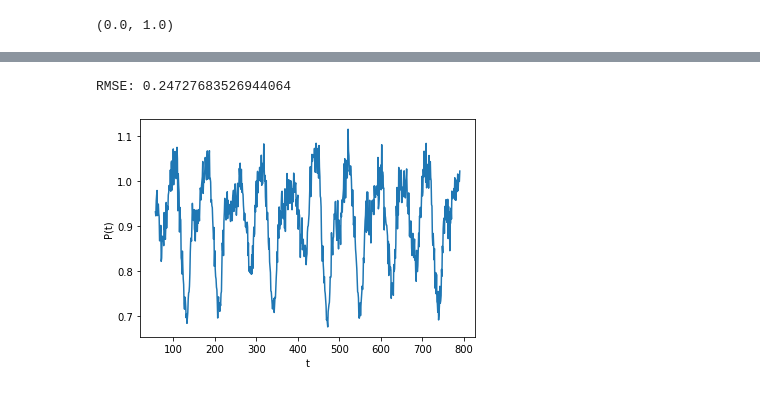
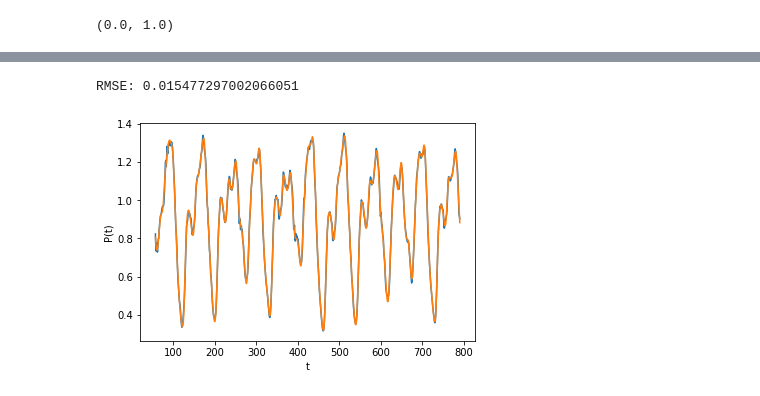
Before and after one commit to pdcos/IA048_Ex1, a Jupyter notebook: prototype.ipynb, the cells around one changed output, grey strips where cells are left out. Cells and saved outputs as stored; diff of their text form; code cells hidden in the pictures.

```diff
--- a/prototype.ipynb
+++ b/prototype.ipynb
@@ -208,13 +225,16 @@ np.amin(x_norm), np.amax(x_norm)
 # %%
 L = 7
 K = 10
+mult_factor = 0.1
 train_mse_list_transf = []
 validation_mse_list_transf = []
 for V in range(1,101):
+    w_k = np.random.rand(V, K + 1) * mult_factor
+
     x_train, y_train = train_loader.get_data(K, L)
     x_validation, y_validation = validation_loader.get_data(K, L)
-    x_train = attribute_transform(x_train, V, K)
-    x_validation = attribute_transform(x_validation, V, K)
+    x_train = attribute_transform_v2(x_train, V, K, random_attributes=w_k)
+    x_validation = attribute_transform_v2(x_validation, V, K, random_attributes=w_k)
     #x_train = normalize_samples(x_train)
     #x_validation = normalize_samples(x_validation)
     reg = LinearRegression().fit(x_train, y_train)
@@ -233,8 +253,16 @@ plt.show()
 # %%
+x_train, y_train = train_loader.get_data(10, 7)
+
+x_train = attribute_transform(x_train, 10, 10)
+x_validation, y_validation = validation_loader.get_data(10, 7)
+x_validation = attribute_transform(x_validation, 10, 10)
+#x_train = normalize_samples(x_train)
+#x_validation = normalize_samples(x_validation)
+
 alpha_list = [10, 1, 1e-1, 1e-2, 1e-3, 1e-4, 1e-5, 1e-6]
-ridge_regression = Ridge(alpha=10000000, fit_intercept=False)
+ridge_regression = Ridge(alpha=1e-6, fit_intercept=True)
 ridge_regression.fit(x_train, y_train)
 validation_prediction = ridge_regression.predict(x_validation)
 validation_mse = np.sqrt(mean_squared_error(y_validation, validation_prediction))
-validation_mse
+validation_mse, x_train
 # %% [output]
@@ -242,20 +283,21 @@ validation_mse
 # %%
 from cmath import inf
+from random import random
 
 
 L = 7
 K = 10
-
+mult_factor = 0.1
 alpha_list = [10000, 1000, 100, 10, 1, 1e-1, 1e-2, 1e-3, 1e-4, 1e-5, 1e-6, 0]
 best_alpha = [0] * 100
 best_train_mse_list = [inf] * 100
 best_validation_mse_list =[inf] * 100
 for V in range(1,101):
-
+    w_k = np.random.rand(V, K + 1) * mult_factor
     x_train, y_train = train_loader.get_data(K, L)
     x_validation, y_validation = validation_loader.get_data(K, L)
-    x_train = attribute_transform(x_train, V, K)
-    x_validation = attribute_transform(x_validation, V, K)
+    x_train = attribute_transform_v2(x_train, V, K, random_attributes=w_k)
+    x_validation = attribute_transform_v2(x_validation, V, K, random_attributes=w_k)
     for alpha in alpha_list:
         ridge_reg = Ridge(alpha)
         ridge_reg.fit(x_train, y_train)
@@ -294,26 +336,36 @@ Menor valor de validação: 0.2442830630156172, V = 86, Lambda = 10
 # %%
 K=10
 L=7
-V=86
+V=100
+mult_factor = 0.1
+w_k = np.random.rand(V, K + 1) * mult_factor
+
 x_train_full, y_train_full = full_train_loader.get_data(K, L)
 x_test, y_test = test_loader.get_data(K,L)
-x_train_full = attribute_transform(x_train_full, V, K)
-x_test = attribute_transform(x_test, V, K)
+x_train_full = attribute_transform_v2(x_train_full, V, K, random_attributes=w_k)
+x_test = attribute_transform_v2(x_test, V, K, random_attributes=w_k)
+#x_train_full = normalize_samples(x_train_full)
+#x_test = normalize_samples(x_test)
+#x_test = x_test**4
+#print(x_test )
 
 best_ridge = Ridge(alpha=best_alpha[ min_rmse_index - 1])
 best_ridge.fit(x_train_full, y_train_full)
 
 prediction_test = best_ridge.predict(x_test)
+#prediction_test = prediction_test ** 4
 eixo_x = np.array(range(len(x_test))) + 50 + 7
 
+#prediction_test = (prediction_test - 0.35)/(1.3- 0.35)
 
 test_rmse = np.sqrt(mean_squared_error(y_test, prediction_test))
 print(f"RMSE: {test_rmse}")
 
 plt.plot(eixo_x, prediction_test)
+plt.plot(eixo_x, y_test)
 plt.xlabel("t")
 plt.ylabel("P(t)")
 plt.show()
 # %% [output]
-RMSE: 0.24727683526944064
+RMSE: 0.015477297002066051
-[figure, old version]
+[figure, new version]
```
Also changed, not shown: parts of 10 cells of this notebook.
